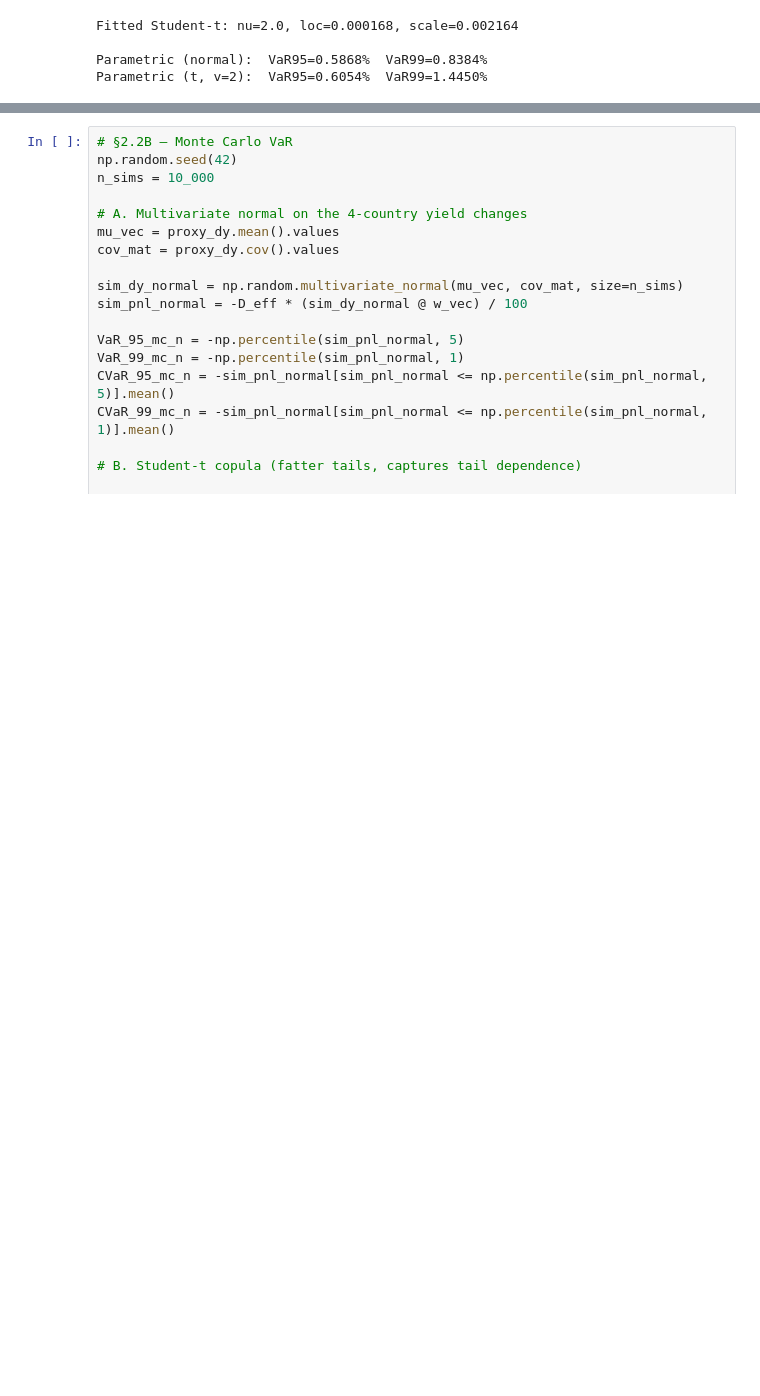
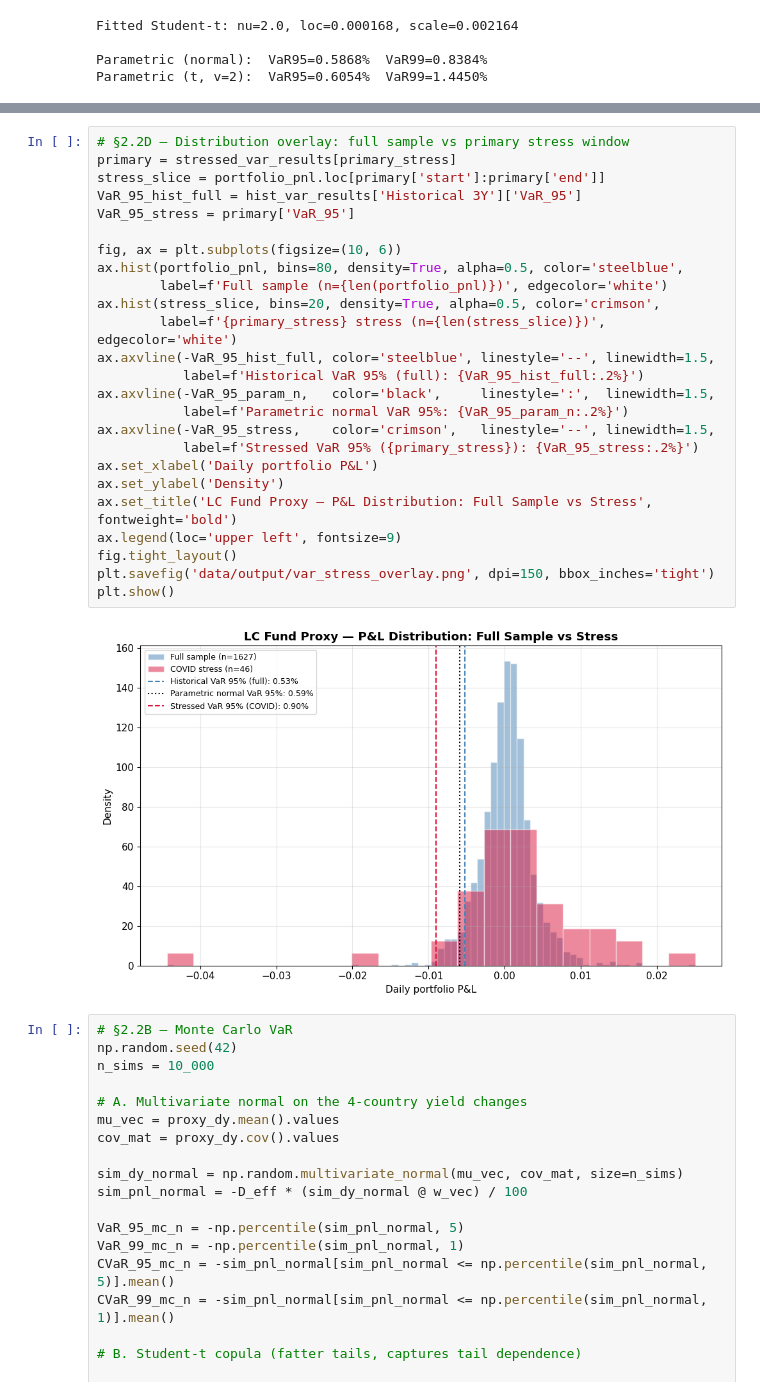
Before and after one commit to NicolasHY/Fixed-Income-Analytics, a Jupyter notebook: main.ipynb, the cells around one changed output, grey strips where cells are left out. Drawn from its saved outputs; the diff is of its cells as text; blank space fills up the shorter version.

Commit message:
feat(var): add stressed VaR + distribution overlay (Module 2)
Co-Authored-By: Claude Sonnet 4.6 <noreply@anthropic.com>

```diff
--- a/main.ipynb
+++ b/main.ipynb
@@ -804,3 +856,30 @@ Parametric (t, v=2):  VaR95=0.6054%  VaR99=1.4450%
+# %%
+# §2.2D — Distribution overlay: full sample vs primary stress window
+primary = stressed_var_results[primary_stress]
+stress_slice = portfolio_pnl.loc[primary['start']:primary['end']]
+VaR_95_hist_full = hist_var_results['Historical 3Y']['VaR_95']
+VaR_95_stress = primary['VaR_95']
+
+fig, ax = plt.subplots(figsize=(10, 6))
+ax.hist(portfolio_pnl, bins=80, density=True, alpha=0.5, color='steelblue',
+        label=f'Full sample (n={len(portfolio_pnl)})', edgecolor='white')
+ax.hist(stress_slice, bins=20, density=True, alpha=0.5, color='crimson',
+        label=f'{primary_stress} stress (n={len(stress_slice)})', edgecolor='white')
+ax.axvline(-VaR_95_hist_full, color='steelblue', linestyle='--', linewidth=1.5,
+           label=f'Historical VaR 95% (full): {VaR_95_hist_full:.2%}')
+ax.axvline(-VaR_95_param_n,   color='black',     linestyle=':',  linewidth=1.5,
+           label=f'Parametric normal VaR 95%: {VaR_95_param_n:.2%}')
+ax.axvline(-VaR_95_stress,    color='crimson',   linestyle='--', linewidth=1.5,
+           label=f'Stressed VaR 95% ({primary_stress}): {VaR_95_stress:.2%}')
+ax.set_xlabel('Daily portfolio P&L')
+ax.set_ylabel('Density')
+ax.set_title('LC Fund Proxy — P&L Distribution: Full Sample vs Stress', fontweight='bold')
+ax.legend(loc='upper left', fontsize=9)
+fig.tight_layout()
+plt.savefig('data/output/var_stress_overlay.png', dpi=150, bbox_inches='tight')
+plt.show()
+# %% [output]
+[figure, added]
 # %%
 # §2.2B — Monte Carlo VaR
 np.random.seed(42)
```
Also changed, not shown: parts of 9 cells of this notebook, 2 other files.
